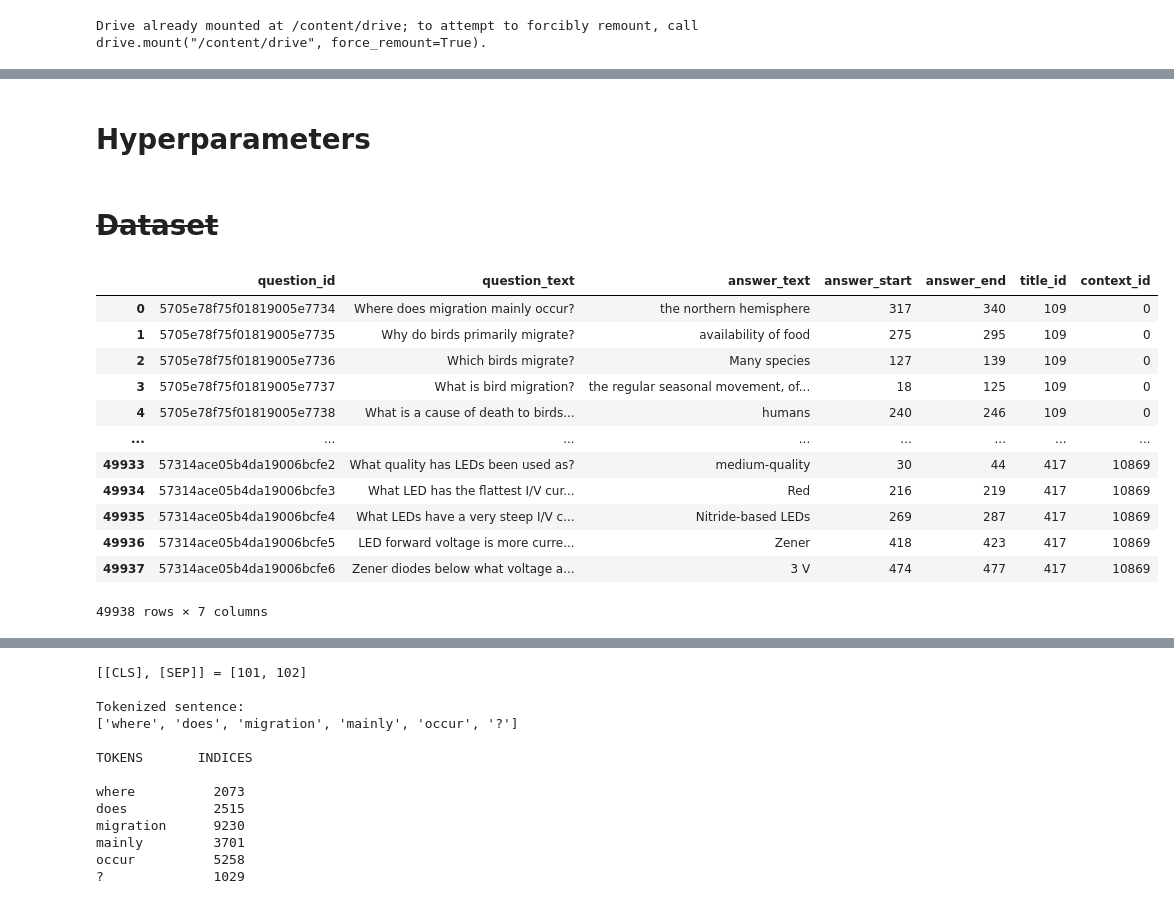
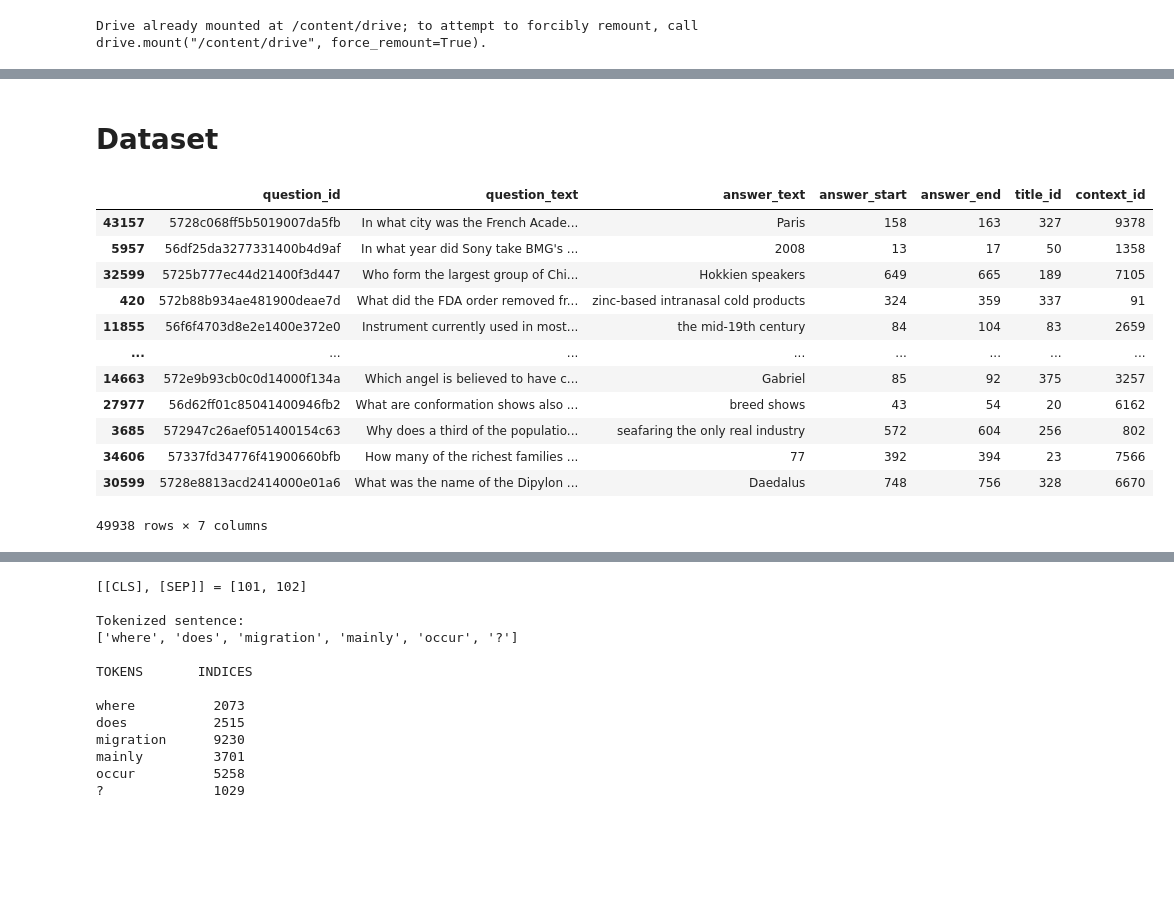
Before and after one commit to giuliofortini/NLP_SQuAD_Project, a Jupyter notebook: SQuAD_project.ipynb, the cells around one changed output, grey strips where cells are left out. Saved outputs shown, nothing was run; the diff lists cells and outputs as text; code cells hidden in the pictures; blank space fills up the shorter version.

```diff
--- a/SQuAD_project.ipynb
+++ b/SQuAD_project.ipynb
@@ -55,3 +58,30 @@ Drive already mounted at /content/drive; to attempt to forcibly remount, call dr
+# %%
+### PARAMETERS ###
+RANDOM_STATE = 42
+
+# Dataset creation
+SEQUENCE_LIMIT = 512
+STRIDE = 256
+
+SHUFFLE = True
+
+TRAIN_LIMIT = 1000  # set None for the full size
+VAL_LIMIT = 500    # set None for the full size
+TEST_LIMIT = 500   # set None for the full size
+
+# Model Training
+EPOCHS = 1
+BATCH_SIZE = 6
+
+# dataset drive settings
+SAVE_DATASET = True
+LOAD_DATASET = False
+
+# model weights drive settings
+SAVE_WEIGHTS = True
+LOAD_WEIGHTS = False
+# %% [markdown]
+# Dataset
 # %%
 try:
   with open('training_set.json') as f:
@@ -59,5 +89,3 @@ try:
 except:
   with open('/content/drive/My Drive/SQUAD/training_set.json') as f:
     json_data = json.load(f)
-# %% [markdown]
-# Hyperparameters
@@ -79,55 +92,59 @@ BATCH_SIZE = 32
-# %% [markdown]
-# <s> Dataset </s>
 # %%
 # Creates DataFrames with useful columns by unpacking 'paragraphs' column
-def preprocess_df(df):
+def unpack_df(df):
   temp = []
   title_dict = {}
   contexts = []
 
   for i, row in df.iterrows():
     for context in row['paragraphs']:
       contexts.append(context['context'])
       for qa in context['qas']:
         question_id = qa['id']
         question = qa['question']
         for answer in qa['answers']:
           answer_text = answer['text']
           answer_start = answer['answer_start']
           answer_end = answer_start+len(answer_text)
           temp.append([question_id, question, answer_text, answer_start, answer_end, i, len(contexts)-1])
 
   context_dict = dict(enumerate(contexts))
   df = pd.DataFrame(temp, columns=['question_id', 'question_text', 'answer_text', 'answer_start', 'answer_end', 'title_id', 'context_id'])
 
   return df, context_dict
 
 # Read data from json
 data = pd.json_normalize(json_data['data'])
 
 # Split train and test
 train_val, test = train_test_split(data, test_size=0.2, random_state=RANDOM_STATE)
 train, val = train_test_split(train_val, test_size=0.25, random_state=RANDOM_STATE)
 
 # Create DataFrames with useful columns
-train_df, train_context_dict = preprocess_df(train)
-val_df, val_context_dict = preprocess_df(val)
-test_df, test_context_dict = preprocess_df(test)
+train_df, train_context_dict = unpack_df(train)
+val_df, val_context_dict = unpack_df(val)
+test_df, test_context_dict = unpack_df(test)
+
+# Shuffle DataFrame
+if SHUFFLE:
+  train_df = train_df.sample(frac = 1)
+  val_df = val_df.sample(frac = 1)
+  test_df = test_df.sample(frac = 1)
 
 train_df
 # %% [output]
 |  | question_id | question_text | answer_text | answer_start | answer_end | title_id | context_id |
-| 0 | 5705e78f75f01819005e7734 | Where does migration mainly occur? | the northern hemisphere | 317 | 340 | 109 | 0 |
-| 1 | 5705e78f75f01819005e7735 | Why do birds primarily migrate? | availability of food | 275 | 295 | 109 | 0 |
-| 2 | 5705e78f75f01819005e7736 | Which birds migrate? | Many species | 127 | 139 | 109 | 0 |
-| 3 | 5705e78f75f01819005e7737 | What is bird migration? | the regular seasonal movement, of... | 18 | 125 | 109 | 0 |
-| 4 | 5705e78f75f01819005e7738 | What is a cause of death to birds... | humans | 240 | 246 | 109 | 0 |
+| 43157 | 5728c068ff5b5019007da5fb | In what city was the French Acade... | Paris | 158 | 163 | 327 | 9378 |
+| 5957 | 56df25da3277331400b4d9af | In what year did Sony take BMG's ... | 2008 | 13 | 17 | 50 | 1358 |
+| 32599 | 5725b777ec44d21400f3d447 | Who form the largest group of Chi... | Hokkien speakers | 649 | 665 | 189 | 7105 |
+| 420 | 572b88b934ae481900deae7d | What did the FDA order removed fr... | zinc-based intranasal cold products | 324 | 359 | 337 | 91 |
+| 11855 | 56f6f4703d8e2e1400e372e0 | Instrument currently used in most... | the mid-19th century | 84 | 104 | 83 | 2659 |
 | ... | ... | ... | ... | ... | ... | ... | ... |
-| 49933 | 57314ace05b4da19006bcfe2 | What quality has LEDs been used as? | medium-quality | 30 | 44 | 417 | 10869 |
-| 49934 | 57314ace05b4da19006bcfe3 | What LED has the flattest I/V cur... | Red | 216 | 219 | 417 | 10869 |
-| 49935 | 57314ace05b4da19006bcfe4 | What LEDs have a very steep I/V c... | Nitride-based LEDs | 269 | 287 | 417 | 10869 |
-| 49936 | 57314ace05b4da19006bcfe5 | LED forward voltage is more curre... | Zener | 418 | 423 | 417 | 10869 |
-| 49937 | 57314ace05b4da19006bcfe6 | Zener diodes below what voltage a... | 3 V | 474 | 477 | 417 | 10869 |
+| 14663 | 572e9b93cb0c0d14000f134a | Which angel is believed to have c... | Gabriel | 85 | 92 | 375 | 3257 |
+| 27977 | 56d62ff01c85041400946fb2 | What are conformation shows also ... | breed shows | 43 | 54 | 20 | 6162 |
+| 3685 | 572947c26aef051400154c63 | Why does a third of the populatio... | seafaring the only real industry | 572 | 604 | 256 | 802 |
+| 34606 | 57337fd34776f41900660bfb | How many of the richest families ... | 77 | 392 | 394 | 23 | 7566 |
+| 30599 | 5728e8813acd2414000e01a6 | What was the name of the Dipylon ... | Daedalus | 748 | 756 | 328 | 6670 |
 49938 rows × 7 columns
 # %%
 # Inspect data samples
```
Also changed, not shown: parts of 39 cells of this notebook.
